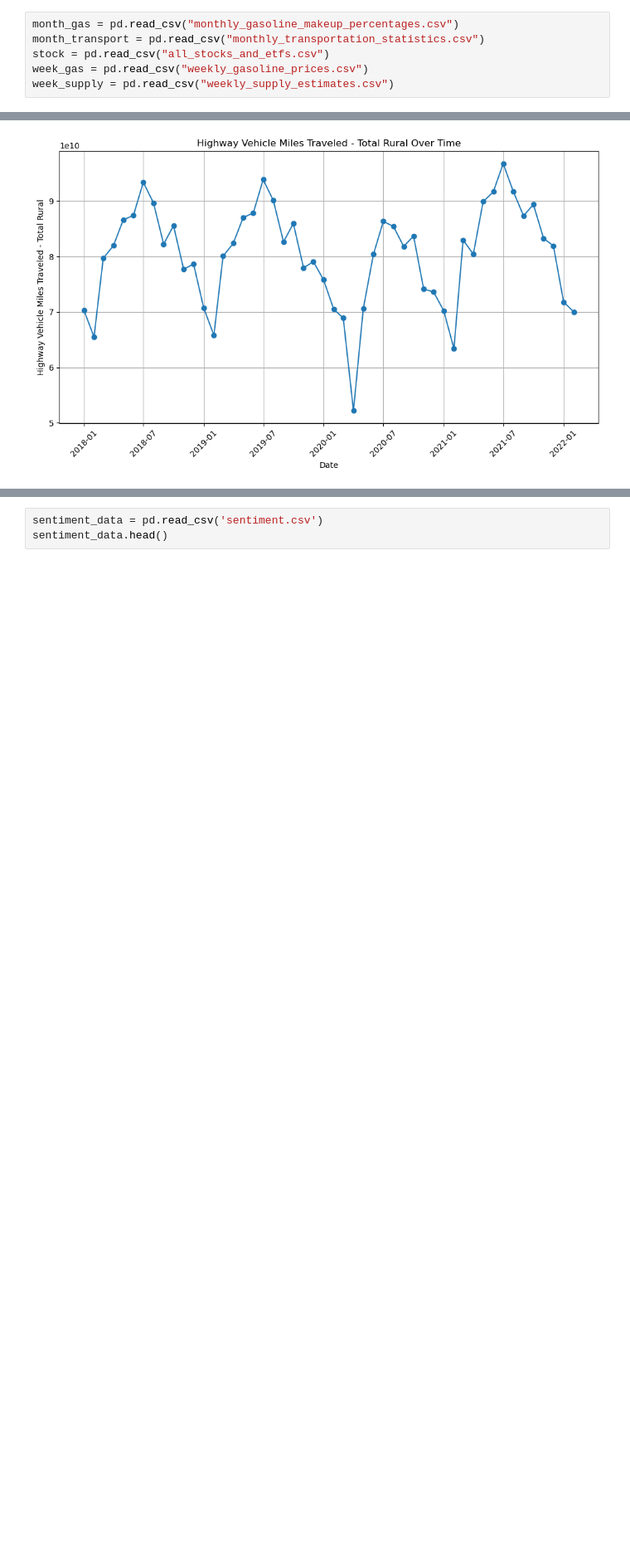
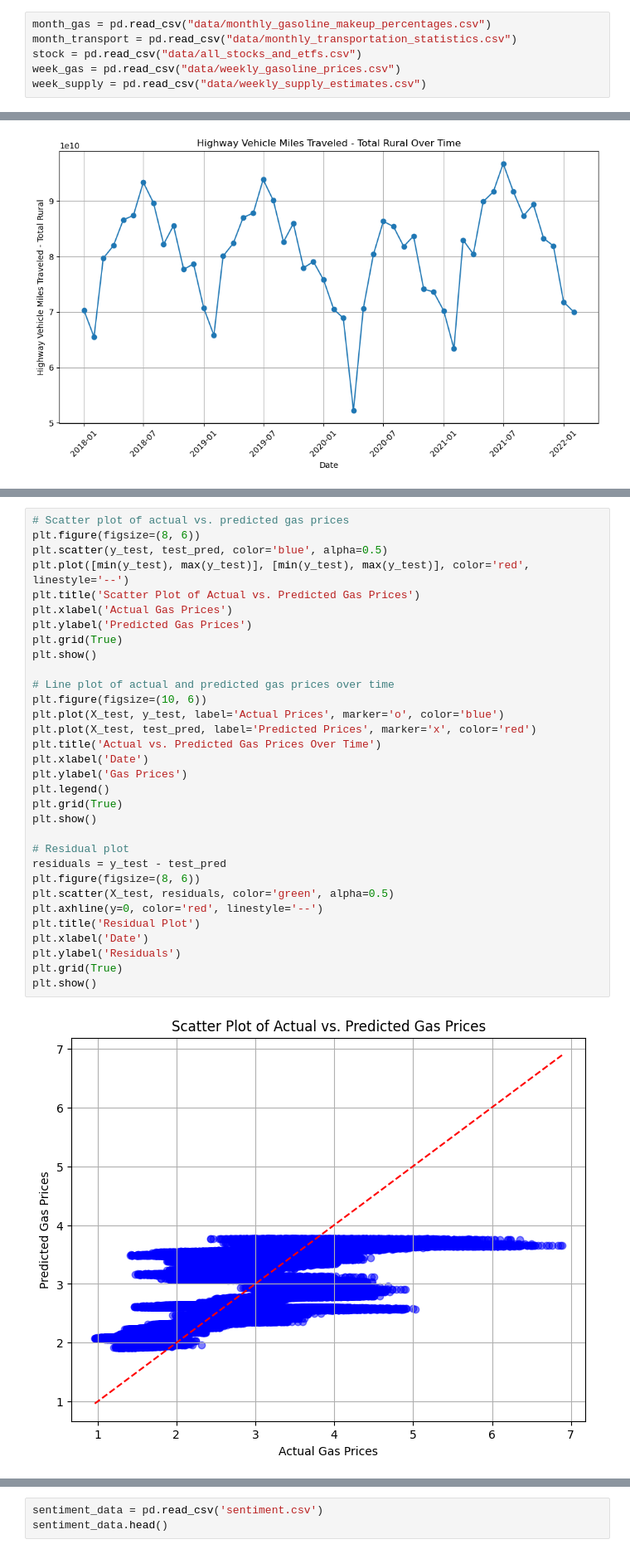
Before and after one commit to anaiskillian/citadeldatathon, a Jupyter notebook: example.ipynb, the cells around one changed output, grey strips where cells are left out. Shown at 83% size. Drawn from its saved outputs; the diff is of its cells as text; blank space fills up the shorter version.

```diff
--- a/example.ipynb
+++ b/example.ipynb
@@ -19,11 +19,11 @@ from tabulate import tabulate
 from IPython.display import display, HTML
 import datetime
 # %%
-month_gas = pd.read_csv("monthly_gasoline_makeup_percentages.csv")
-month_transport = pd.read_csv("monthly_transportation_statistics.csv")
-stock = pd.read_csv("all_stocks_and_etfs.csv")
-week_gas = pd.read_csv("weekly_gasoline_prices.csv")
-week_supply = pd.read_csv("weekly_supply_estimates.csv")
+month_gas = pd.read_csv("data/monthly_gasoline_makeup_percentages.csv")
+month_transport = pd.read_csv("data/monthly_transportation_statistics.csv")
+stock = pd.read_csv("data/all_stocks_and_etfs.csv")
+week_gas = pd.read_csv("data/weekly_gasoline_prices.csv")
+week_supply = pd.read_csv("data/weekly_supply_estimates.csv")
 # %%
 print("The shape of the gas data is ", month_gas.shape)
 print("Gas Data Info:")
@@ -226,0 +258,34 @@ plt.show()
+# %%
+# Scatter plot of actual vs. predicted gas prices
+plt.figure(figsize=(8, 6))
+plt.scatter(y_test, test_pred, color='blue', alpha=0.5)
+plt.plot([min(y_test), max(y_test)], [min(y_test), max(y_test)], color='red', linestyle='--')
+plt.title('Scatter Plot of Actual vs. Predicted Gas Prices')
+plt.xlabel('Actual Gas Prices')
+plt.ylabel('Predicted Gas Prices')
+plt.grid(True)
+plt.show()
+
+# Line plot of actual and predicted gas prices over time
+plt.figure(figsize=(10, 6))
+plt.plot(X_test, y_test, label='Actual Prices', marker='o', color='blue')
+plt.plot(X_test, test_pred, label='Predicted Prices', marker='x', color='red')
+plt.title('Actual vs. Predicted Gas Prices Over Time')
+plt.xlabel('Date')
+plt.ylabel('Gas Prices')
+plt.legend()
+plt.grid(True)
+plt.show()
+
+# Residual plot
+residuals = y_test - test_pred
+plt.figure(figsize=(8, 6))
+plt.scatter(X_test, residuals, color='green', alpha=0.5)
+plt.axhline(y=0, color='red', linestyle='--')
+plt.title('Residual Plot')
+plt.xlabel('Date')
+plt.ylabel('Residuals')
+plt.grid(True)
+plt.show()
+# %% [output]
+[figure, added]
```
Also changed, not shown: parts of 6 cells of this notebook, 1 other file.
